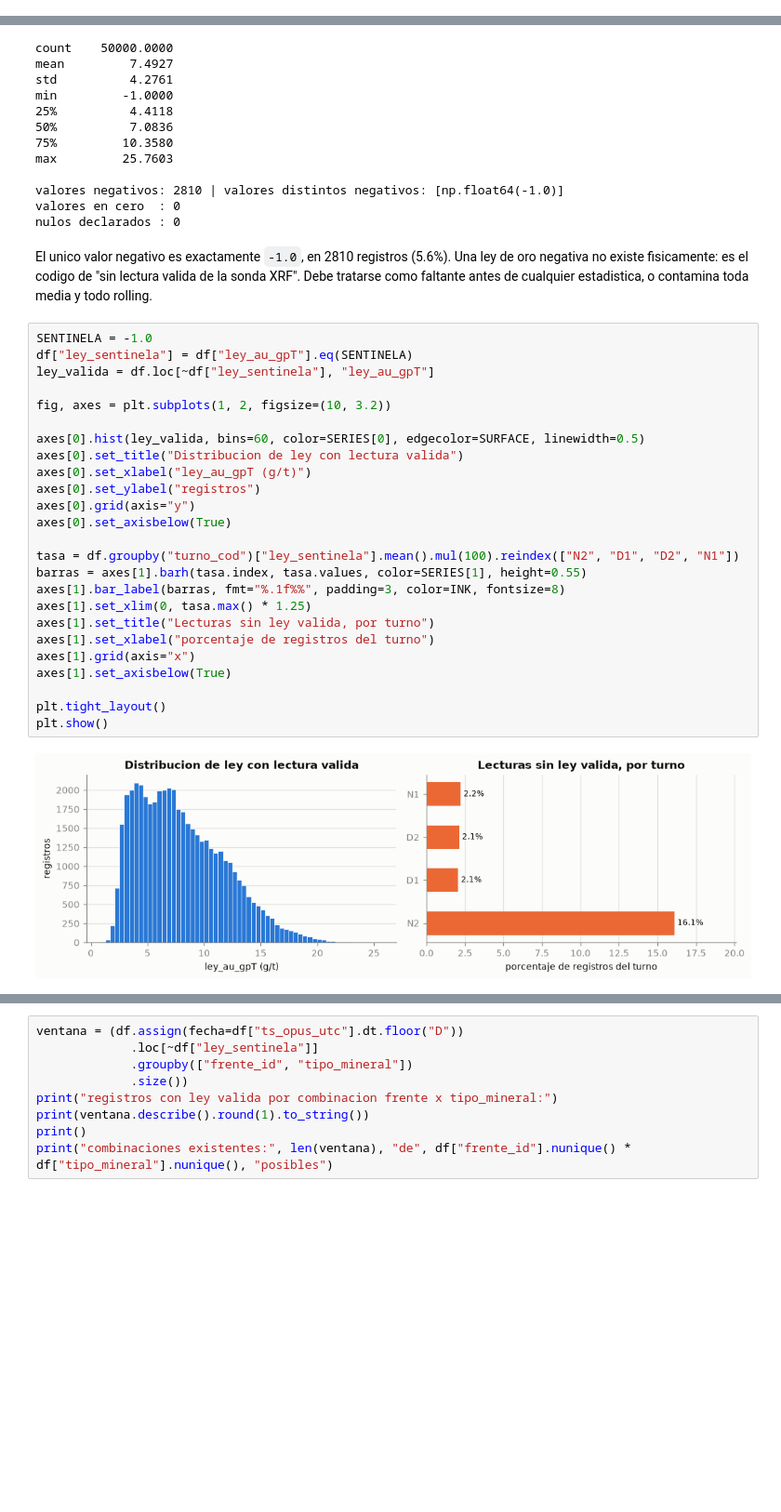
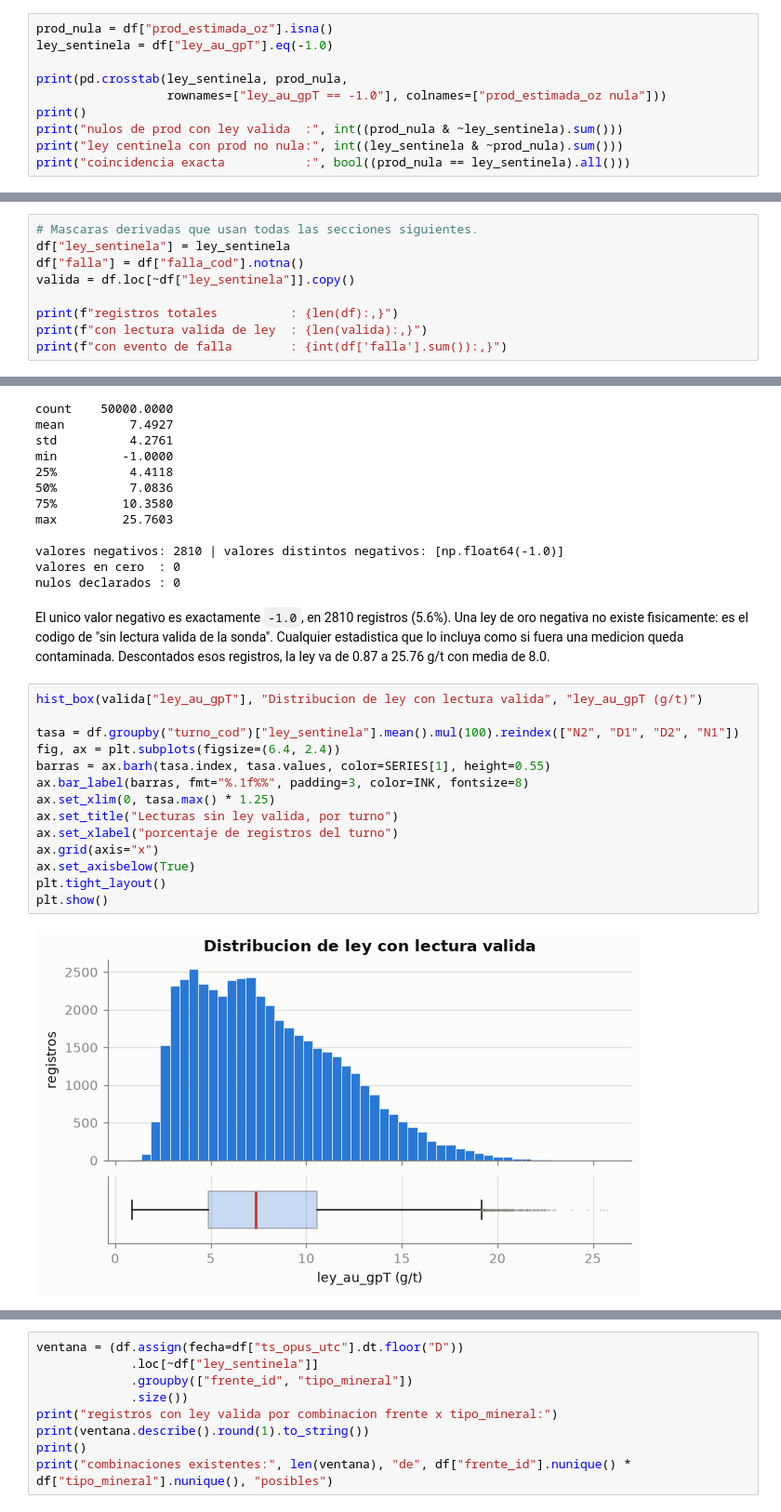
Before and after one commit to amadorcallelo-bee/repositorio-ds-mine, a Jupyter notebook: modulo_a/exploration/eda_opus.ipynb, the cells around one changed output, grey strips where cells are left out. Shown at 93% size. Cells and saved outputs as stored; diff of their text form; blank space fills up the shorter version.

```diff
--- a/modulo_a/exploration/eda_opus.ipynb
+++ b/modulo_a/exploration/eda_opus.ipynb
@@ -149,0 +218,10 @@ tiempo, una particion aleatoria entrena con el futuro y valida con el pasado.
+# %%
+prod_nula = df["prod_estimada_oz"].isna()
+ley_sentinela = df["ley_au_gpT"].eq(-1.0)
+
+print(pd.crosstab(ley_sentinela, prod_nula,
+                  rownames=["ley_au_gpT == -1.0"], colnames=["prod_estimada_oz nula"]))
+print()
+print("nulos de prod con ley valida  :", int((prod_nula & ~ley_sentinela).sum()))
+print("ley centinela con prod no nula:", int((ley_sentinela & ~prod_nula).sum()))
+print("coincidencia exacta           :", bool((prod_nula == ley_sentinela).all()))
@@ -149,0 +237,9 @@ tiempo, una particion aleatoria entrena con el futuro y valida con el pasado.
+# %%
+# Mascaras derivadas que usan todas las secciones siguientes.
+df["ley_sentinela"] = ley_sentinela
+df["falla"] = df["falla_cod"].notna()
+valida = df.loc[~df["ley_sentinela"]].copy()
+
+print(f"registros totales          : {len(df):,}")
+print(f"con lectura valida de ley  : {len(valida):,}")
+print(f"con evento de falla        : {int(df['falla'].sum()):,}")
@@ -246,34 +897,23 @@ valores negativos: 2810 | valores distintos negativos: [np.float64(-1.0)]
 valores en cero  : 0
 nulos declarados : 0
 # %% [markdown]
-El unico valor negativo es exactamente `-1.0`, en 2810 registros (5.6%). Una ley de oro
-negativa no existe fisicamente: es el codigo de "sin lectura valida de la sonda XRF". Debe
-tratarse como faltante antes de cualquier estadistica, o contamina toda media y todo
-rolling.
+El unico valor negativo es exactamente `-1.0`, en 2810 registros (5.6%). Una ley de oro negativa
+no existe fisicamente: es el codigo de "sin lectura valida de la sonda". Cualquier estadistica
+que lo incluya como si fuera una medicion queda contaminada. Descontados esos registros, la ley
+va de 0.87 a 25.76 g/t con media de 8.0.
 # %%
-SENTINELA = -1.0
-df["ley_sentinela"] = df["ley_au_gpT"].eq(SENTINELA)
-ley_valida = df.loc[~df["ley_sentinela"], "ley_au_gpT"]
-
-fig, axes = plt.subplots(1, 2, figsize=(10, 3.2))
-
-axes[0].hist(ley_valida, bins=60, color=SERIES[0], edgecolor=SURFACE, linewidth=0.5)
-axes[0].set_title("Distribucion de ley con lectura valida")
-axes[0].set_xlabel("ley_au_gpT (g/t)")
-axes[0].set_ylabel("registros")
-axes[0].grid(axis="y")
-axes[0].set_axisbelow(True)
+hist_box(valida["ley_au_gpT"], "Distribucion de ley con lectura valida", "ley_au_gpT (g/t)")
 
 tasa = df.groupby("turno_cod")["ley_sentinela"].mean().mul(100).reindex(["N2", "D1", "D2", "N1"])
-barras = axes[1].barh(tasa.index, tasa.values, color=SERIES[1], height=0.55)
-axes[1].bar_label(barras, fmt="%.1f%%", padding=3, color=INK, fontsize=8)
-axes[1].set_xlim(0, tasa.max() * 1.25)
-axes[1].set_title("Lecturas sin ley valida, por turno")
-axes[1].set_xlabel("porcentaje de registros del turno")
-axes[1].grid(axis="x")
-axes[1].set_axisbelow(True)
-
+fig, ax = plt.subplots(figsize=(6.4, 2.4))
+barras = ax.barh(tasa.index, tasa.values, color=SERIES[1], height=0.55)
+ax.bar_label(barras, fmt="%.1f%%", padding=3, color=INK, fontsize=8)
+ax.set_xlim(0, tasa.max() * 1.25)
+ax.set_title("Lecturas sin ley valida, por turno")
+ax.set_xlabel("porcentaje de registros del turno")
+ax.grid(axis="x")
+ax.set_axisbelow(True)
 plt.tight_layout()
 plt.show()
 # %% [output]
-[figure, old version]
+[figure, new version]
```
Also changed, not shown: parts of 99 cells of this notebook.
